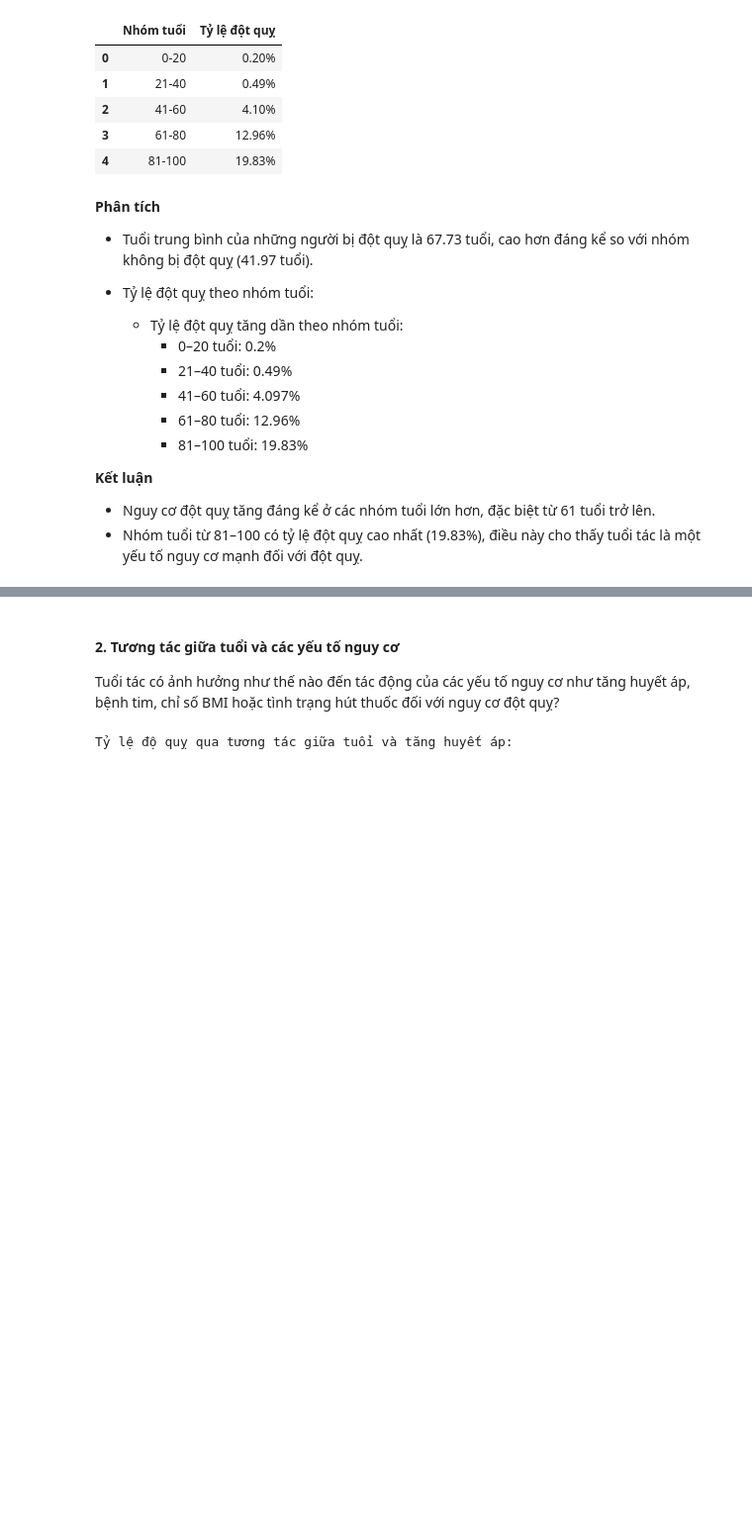
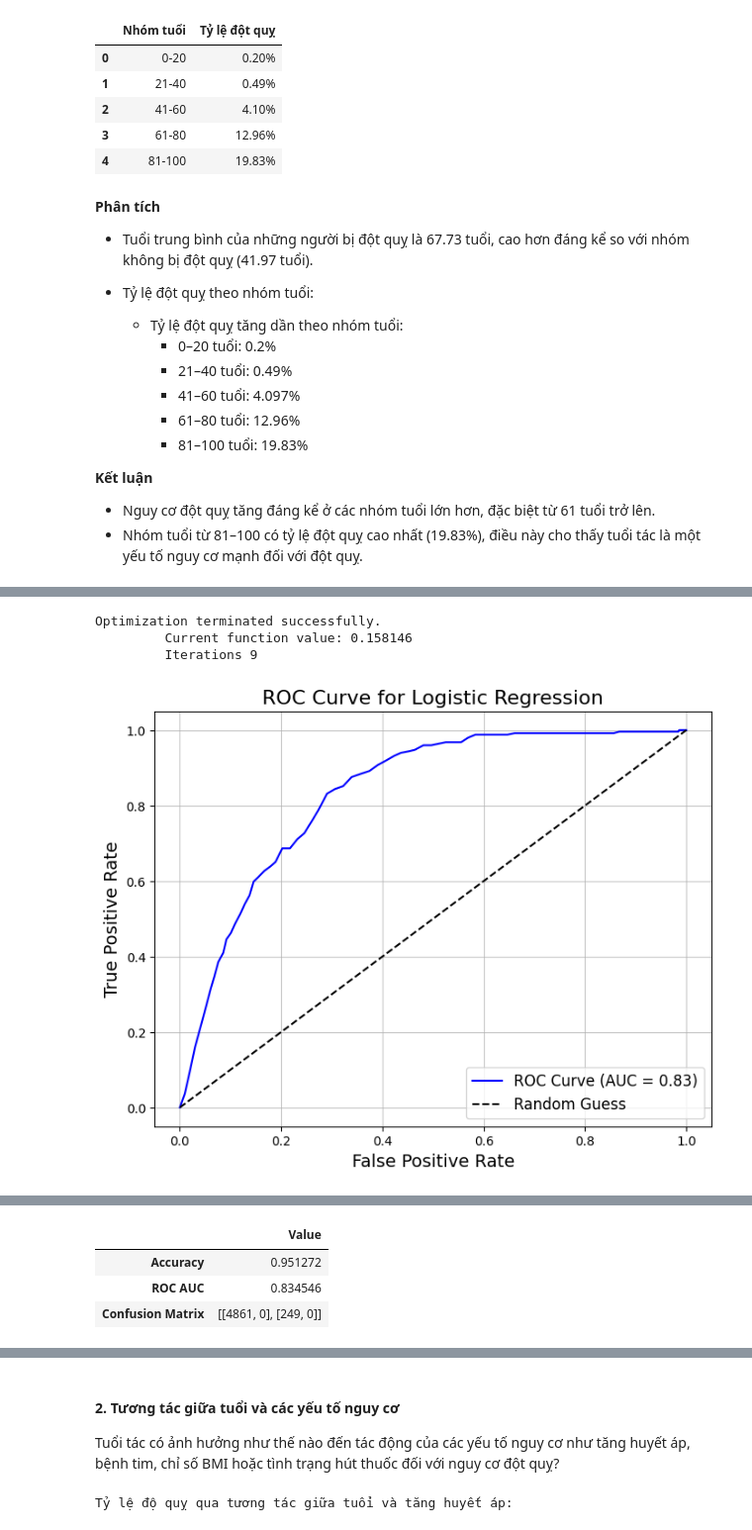
Before and after one commit to Ddyln/Stroke-Prediction-Analysis, a Jupyter notebook: PBD_Analyst.ipynb, the cells around one changed output, grey strips where cells are left out. Shown at 99% size. Saved outputs shown, nothing was run; the diff lists cells and outputs as text; code cells hidden in the pictures; blank space fills up the shorter version.

```diff
--- a/PBD_Analyst.ipynb
+++ b/PBD_Analyst.ipynb
@@ -220,0 +301,66 @@ Tỷ lệ độ quỵ theo từng độ tuổi
+# %%
+# Thêm hệ số chặn (intercept) cho mô hình hồi quy logistic
+# Trong hồi quy logistic, hệ số chặn giúp mô hình tính xác suất cơ bản (baseline probability) khi tất cả các biến độc lập bằng 0.
+df['intercept'] = 1
+
+# Xác định biến độc lập (independent variables) và biến phụ thuộc (dependent variable)
+# - Biến độc lập: Tuổi (`age`) và hệ số chặn (`intercept`).
+# - Biến phụ thuộc: Tình trạng đột quỵ (`stroke`), là biến nhị phân (0: Không bị, 1: Bị).
+X = df[['age', 'intercept']]  # Biến độc lập
+y = df['stroke']  # Biến phụ thuộc
+
+# Khởi tạo và huấn luyện mô hình hồi quy logistic
+logit_model = sm.Logit(y, X)  # Sử dụng thư viện statsmodels để tạo mô hình hồi quy logistic
+result = logit_model.fit()  # Huấn luyện mô hình bằng Maximum Likelihood Estimation (MLE)
+
+# Dự đoán xác suất và phân loại
+# - `predicted_stroke`: Xác suất dự đoán xảy ra đột quỵ (P(y=1)).
+# - `predicted_class`: Dự đoán nhãn (0 hoặc 1) dựa trên ngưỡng mặc định 0.5.
+df['predicted_stroke'] = result.predict(X)
+df['predicted_class'] = (df['predicted_stroke'] >= 0.5).astype(int)
+
+# Đánh giá hiệu suất mô hình
+# - Độ chính xác (Accuracy): Tỷ lệ dự đoán đúng trên tổng số quan sát.
+accuracy = accuracy_score(df['stroke'], df['predicted_class'])
+
+# - Ma trận nhầm lẫn (Confusion Matrix): Hiển thị số lượng True Positive, True Negative, False Positive, và False Negative.
+conf_matrix = confusion_matrix(df['stroke'], df['predicted_class'])
+
+# - AUC-ROC (Area Under Curve - Receiver Operating Characteristic): Đo khả năng phân biệt giữa hai lớp (0 và 1).
+roc_auc = roc_auc_score(df['stroke'], df['predicted_stroke'])
+
+# Vẽ biểu đồ ROC (Receiver Operating Characteristic)
+# - Trục X: Tỷ lệ dương tính giả (False Positive Rate - FPR).
+# - Trục Y: Tỷ lệ dương tính thật (True Positive Rate - TPR).
+# - Đường chéo (Random Guess): Hiệu suất của mô hình đoán ngẫu nhiên.
+fpr, tpr, _ = roc_curve(df['stroke'], df['predicted_stroke'])
+plt.figure(figsize=(8, 6))
+plt.plot(fpr, tpr, label=f'ROC Curve (AUC = {roc_auc:.2f})', color='blue')  # Đường cong ROC
+plt.plot([0, 1], [0, 1], 'k--', label='Random Guess')  # Đường chéo ngẫu nhiên
+plt.title('ROC Curve for Logistic Regression', fontsize=16)
+plt.xlabel('False Positive Rate', fontsize=14)
+plt.ylabel('True Positive Rate', fontsize=14)
+plt.legend(fontsize=12)
+plt.grid(alpha=0.7)
+plt.show()
+
+# Hiển thị tóm tắt hồi quy logistic
+logit_summary = result.summary()
+
+# Hiển thị các chỉ số đánh giá hiệu suất mô hình
+evaluation_results = {
+    "Accuracy": accuracy,  # Độ chính xác của mô hình
+    "ROC AUC": roc_auc,  # Giá trị AUC (càng gần 1 càng tốt)
+    "Confusion Matrix": conf_matrix,  # Ma trận nhầm lẫn
+}
+
+print(logit_summary)
+
+# Chuyển thành dataframe để xuất đẹp hơn
+evaluation_results_df = pd.DataFrame.from_dict(evaluation_results, orient='index', columns=['Value'])
+display(evaluation_results_df)
+# %% [output]
+Optimization terminated successfully.
+         Current function value: 0.158146
+         Iterations 9
+[figure, added]
@@ -220,0 +382,4 @@ Tỷ lệ độ quỵ theo từng độ tuổi
+|  | Value |
+| Accuracy | 0.951272 |
+| ROC AUC | 0.834546 |
+| Confusion Matrix | [[4861, 0], [249, 0]] |
```
Also changed, not shown: parts of 8 cells of this notebook.
